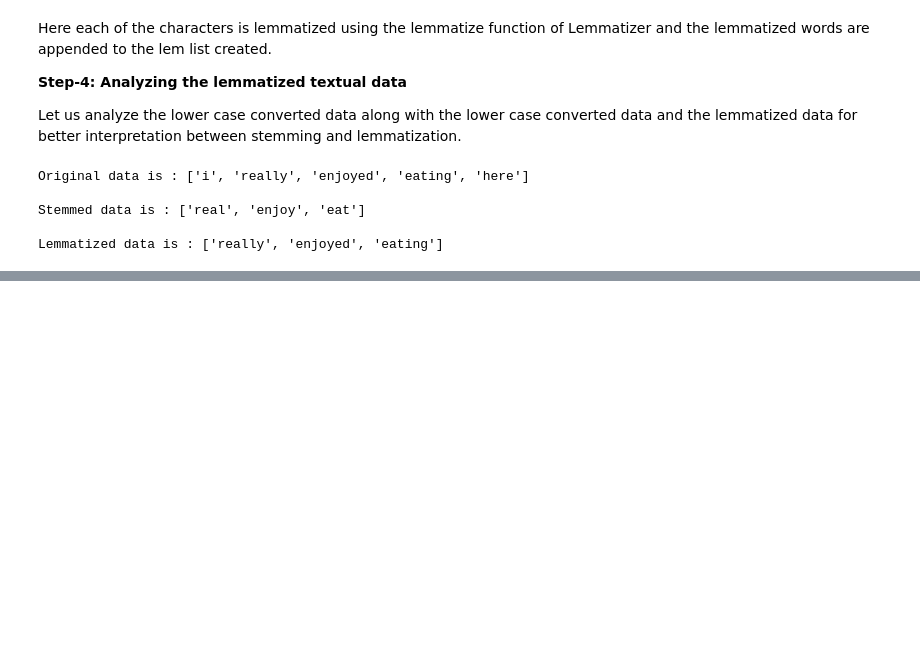
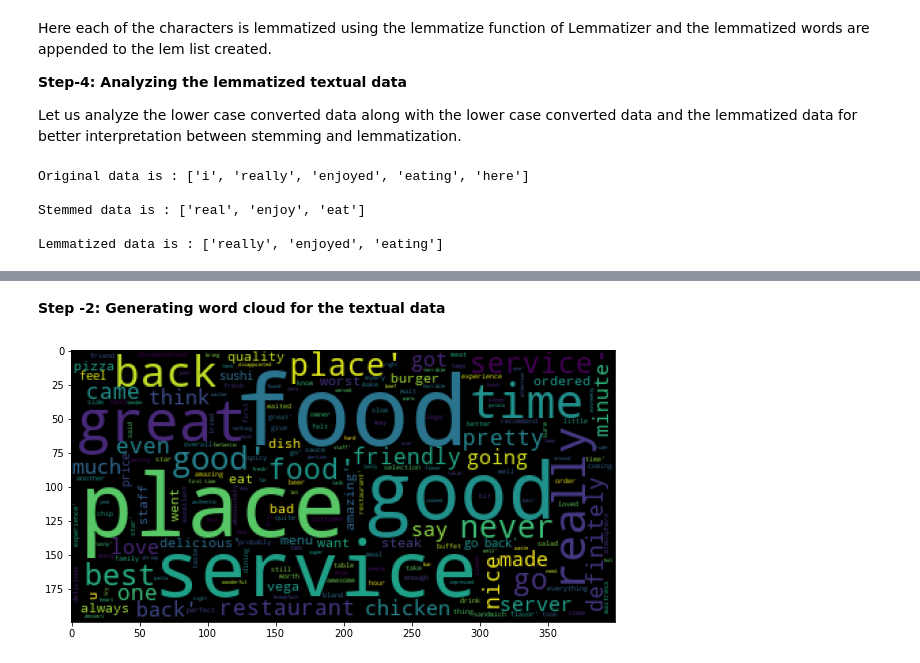
Before and after one commit to ArunMunagala7/machinehack-exercises, a Jupyter notebook: text-preprocessing-and-analytics-machinehack.ipynb, the cells around one changed output, grey strips where cells are left out. Saved outputs shown, nothing was run; the diff lists cells and outputs as text; code cells hidden in the pictures; blank space fills up the shorter version.

Commit message:
Kaggle Notebook | Text Preprocessing and Analytics MachineHack | Version 2

```diff
--- a/text-preprocessing-and-analytics-machinehack.ipynb
+++ b/text-preprocessing-and-analytics-machinehack.ipynb
@@ -354,0 +359,8 @@ Lemmatized data is : ['really', 'enjoyed', 'eating']
+# %%
+clean_text = []
+for i in lem:
+ clean_text.append(' '.join(i))
+#Here an empty list is created to join each outcome of the lemmatization instance and later integrate with the data frame as shown below.
+df['Cleaned_text']=clean_text
+#Now let us visualize the top 5 entries of the data.
+df.head(5)
@@ -354,0 +386,11 @@ Lemmatized data is : ['really', 'enjoyed', 'eating']
+# %% [markdown]
+**Step -2: Generating word cloud for the textual data**
+# %%
+## Creating a word cloud instance
+wc=WordCloud().generate(str(clean_text))
+## Plotting the word cloud
+plt.figure(figsize=(15,5))
+plt.imshow(wc)
+plt.show()
+# %% [output]
+[figure, added]
```
Also changed, not shown: parts of 30 cells of this notebook.
